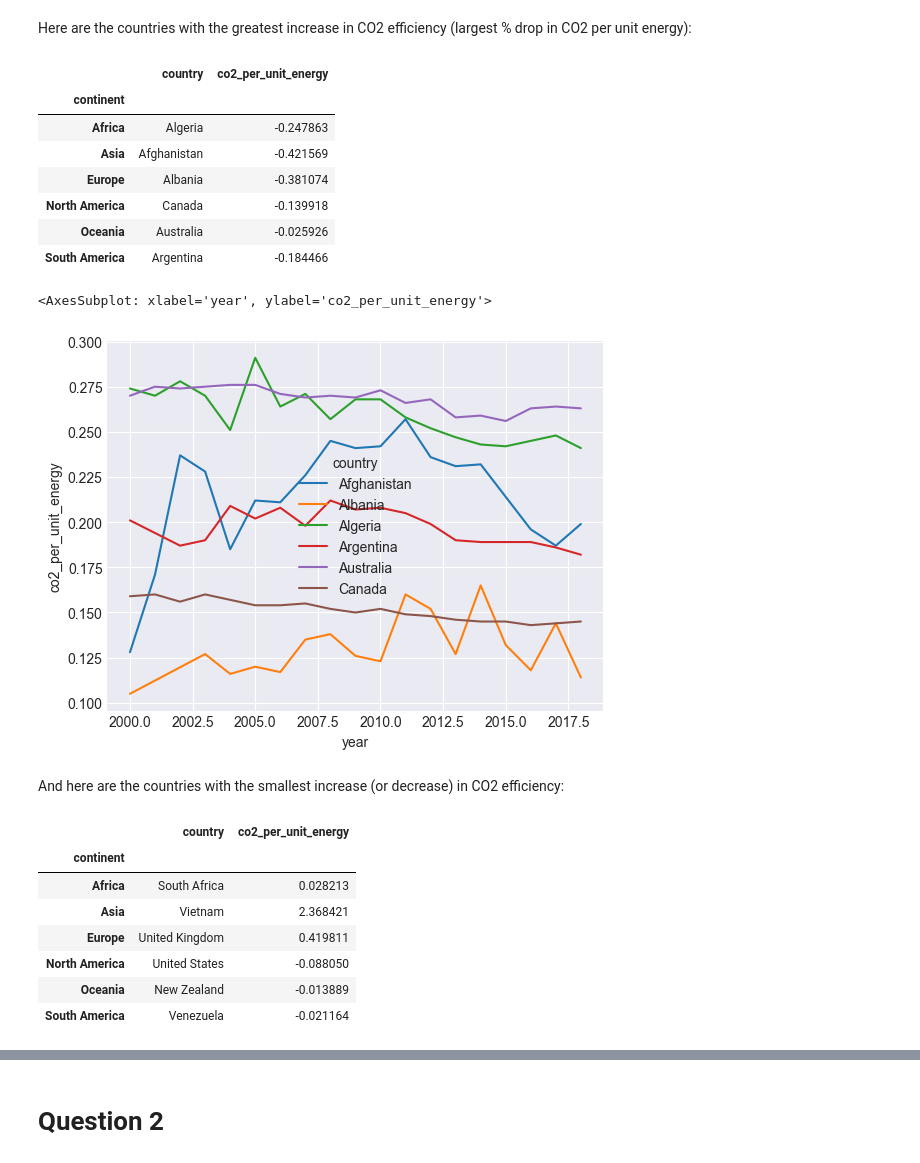
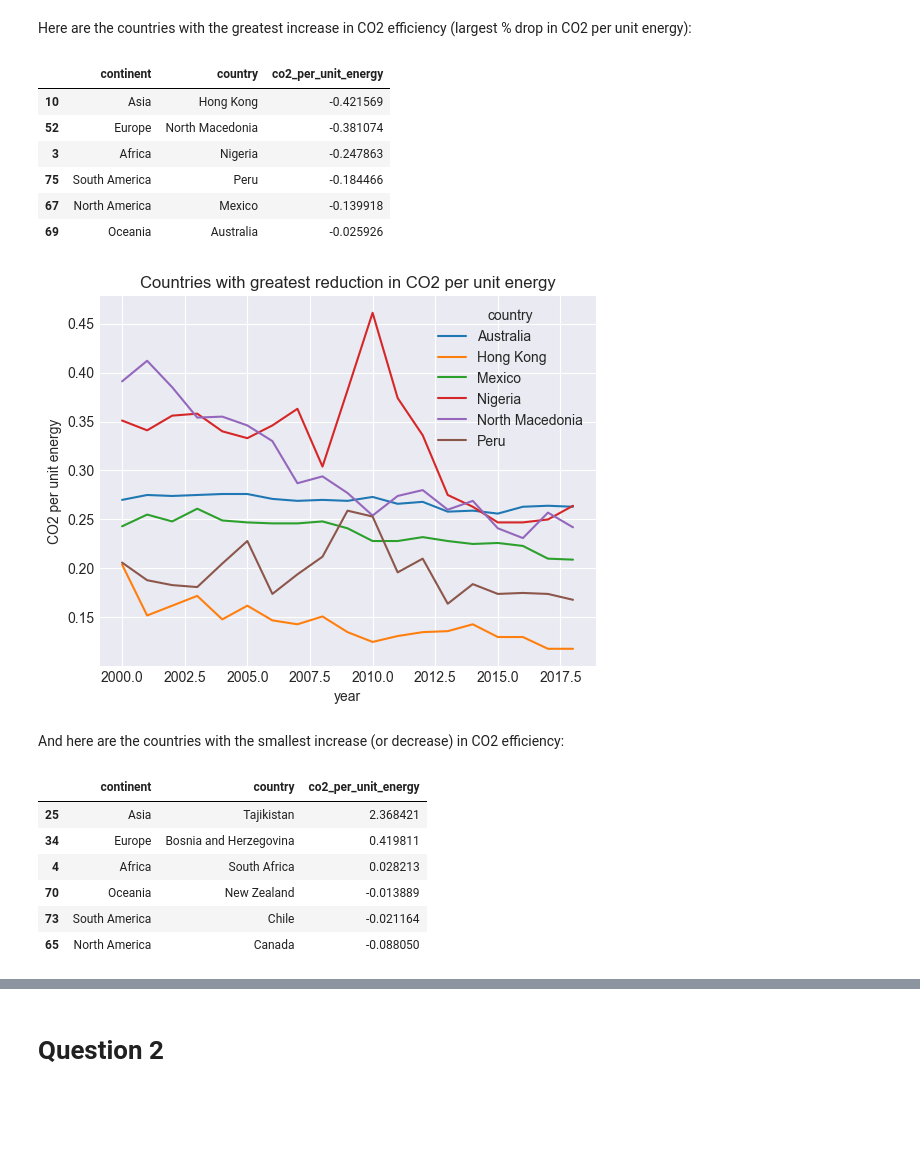
Before and after one commit to haruiz/STAT650-midterm, a Jupyter notebook: midterm_analysis.ipynb, the cells around one changed output, grey strips where cells are left out. Drawn from its saved outputs; the diff is of its cells as text; code cells hidden in the pictures; blank space fills up the shorter version.

Commit message:
Corrected pct change co2 countries, updated plots.

```diff
--- a/midterm_analysis.ipynb
+++ b/midterm_analysis.ipynb
@@ -306,33 +348,33 @@ pct_change_co2_per_unit_energy = data_2000_2018.loc[:,['country','co2_per_unit_e
 # %% [markdown]
 Here are the countries with the greatest increase in CO2 efficiency (largest % drop in CO2 per unit energy):
 # %%
-pct_change_co2_per_unit_energy.groupby('continent').min()
+pct_change_co2_per_unit_energy.sort_values('co2_per_unit_energy').groupby(['continent']).head(1)
 # %% [output]
-|  | country | co2_per_unit_energy |
-| continent |  |  |
-| Africa | Algeria | -0.247863 |
-| Asia | Afghanistan | -0.421569 |
-| Europe | Albania | -0.381074 |
-| North America | Canada | -0.139918 |
-| Oceania | Australia | -0.025926 |
-| South America | Argentina | -0.184466 |
+|  | continent | country | co2_per_unit_energy |
+| 10 | Asia | Hong Kong | -0.421569 |
+| 52 | Europe | North Macedonia | -0.381074 |
+| 3 | Africa | Nigeria | -0.247863 |
+| 75 | South America | Peru | -0.184466 |
+| 67 | North America | Mexico | -0.139918 |
+| 69 | Oceania | Australia | -0.025926 |
 # %%
-sns.lineplot(data=data[[country in ['Algeria','Afghanistan','Albania','Canada','Australia','Argentina']
+sns.lineplot(data=data[[country in ['Hong Kong', 'North Macedonia', 'Nigeria', 'Peru', 'Mexico', 'Australia']
                        for country in data.country.tolist()]][data.year >= 2000],
              x='year', y='co2_per_unit_energy', hue='country')
+plt.title('Countries with greatest reduction in CO2 per unit energy')
+plt.ylabel('CO2 per unit energy')
+plt.show()
 # %% [output]
-<AxesSubplot: xlabel='year', ylabel='co2_per_unit_energy'>
-[figure, old version]
+[figure, new version]
 # %% [markdown]
 And here are the countries with the smallest increase (or decrease) in CO2 efficiency:
 # %%
-pct_change_co2_per_unit_energy.groupby('continent').max()
+pct_change_co2_per_unit_energy.sort_values('co2_per_unit_energy', ascending=False).groupby(['continent']).head(1)
 # %% [output]
-|  | country | co2_per_unit_energy |
-| continent |  |  |
-| Africa | South Africa | 0.028213 |
-| Asia | Vietnam | 2.368421 |
-| Europe | United Kingdom | 0.419811 |
-| North America | United States | -0.088050 |
-| Oceania | New Zealand | -0.013889 |
-| South America | Venezuela | -0.021164 |
+|  | continent | country | co2_per_unit_energy |
+| 25 | Asia | Tajikistan | 2.368421 |
+| 34 | Europe | Bosnia and Herzegovina | 0.419811 |
+| 4 | Africa | South Africa | 0.028213 |
+| 70 | Oceania | New Zealand | -0.013889 |
+| 73 | South America | Chile | -0.021164 |
+| 65 | North America | Canada | -0.088050 |
```
Also changed, not shown: parts of 9 cells of this notebook, 1 other file.
